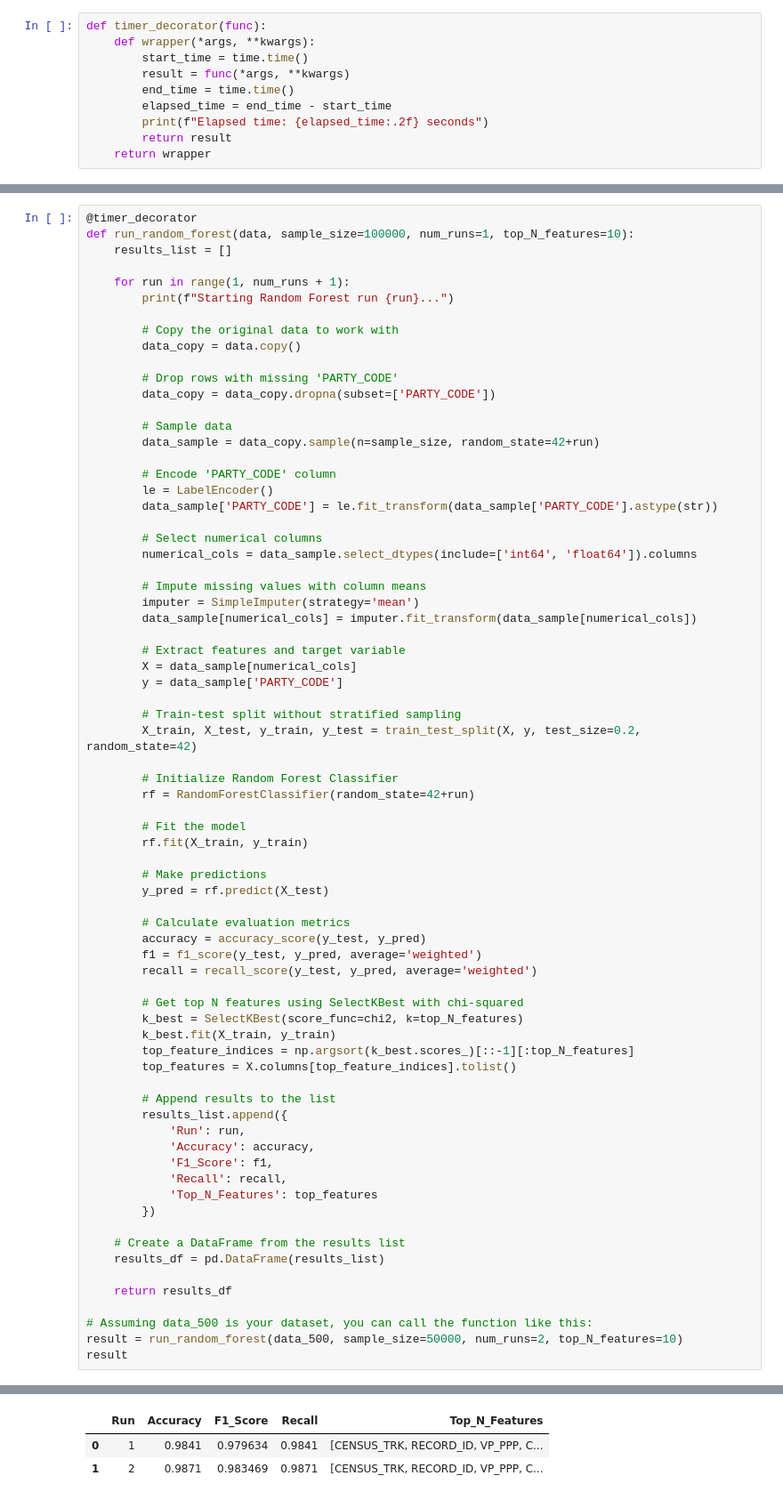
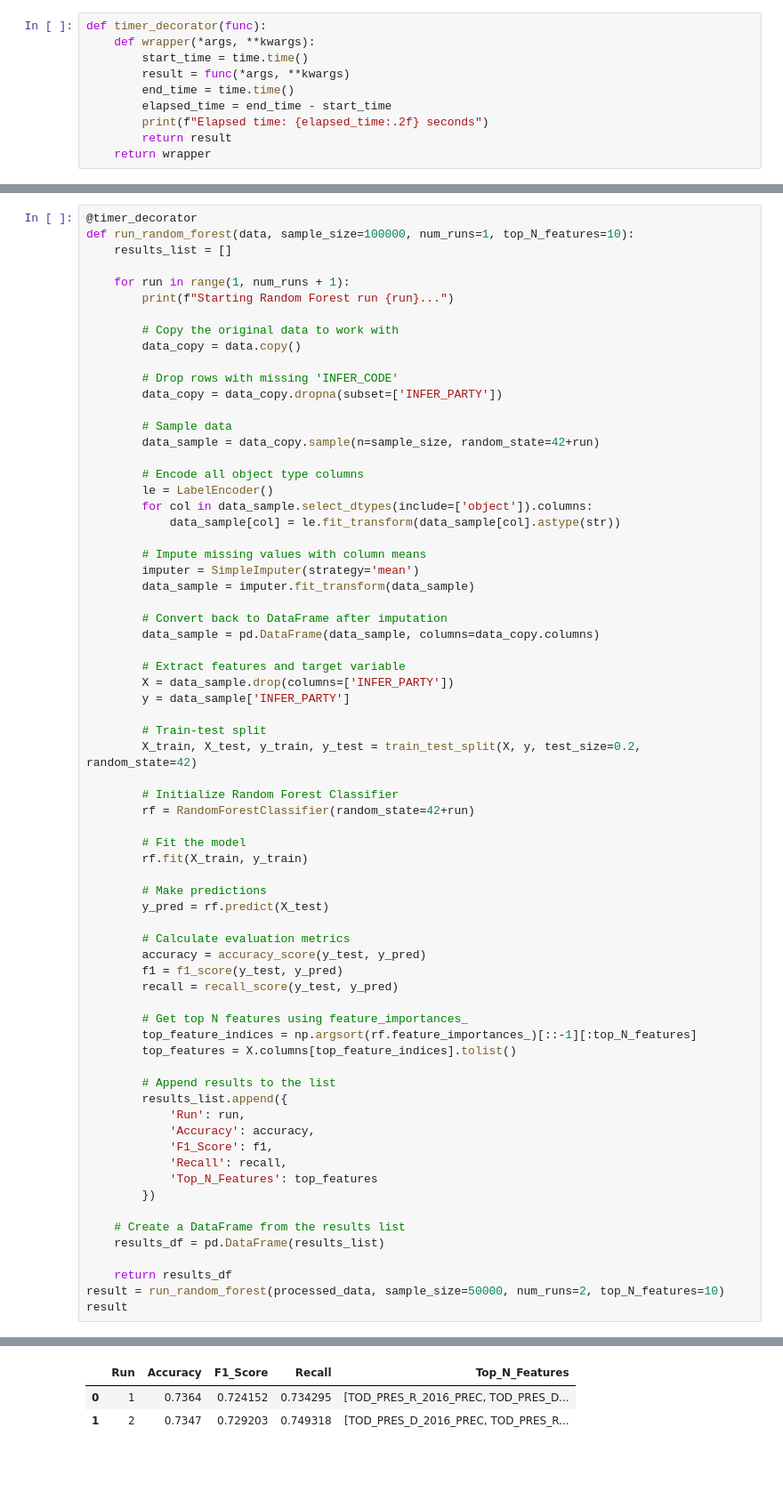
Before and after one commit to parkermoe/milestone2_MADS, a Jupyter notebook: eda_ra_3models_feature_selection.ipynb, the cells around one changed output, grey strips where cells are left out. Shown at 89% size. Saved outputs shown, nothing was run; the diff lists cells and outputs as text; blank space fills up the shorter version.

```diff
--- a/eda_ra_3models_feature_selection.ipynb
+++ b/eda_ra_3models_feature_selection.ipynb
@@ -87,28 +401,29 @@ def run_random_forest(data, sample_size=100000, num_runs=1, top_N_features=10):
         # Copy the original data to work with
         data_copy = data.copy()
 
-        # Drop rows with missing 'PARTY_CODE'
-        data_copy = data_copy.dropna(subset=['PARTY_CODE'])
+        # Drop rows with missing 'INFER_CODE'
+        data_copy = data_copy.dropna(subset=['INFER_PARTY'])
 
         # Sample data
         data_sample = data_copy.sample(n=sample_size, random_state=42+run)
 
-        # Encode 'PARTY_CODE' column
+        # Encode all object type columns
         le = LabelEncoder()
-        data_sample['PARTY_CODE'] = le.fit_transform(data_sample['PARTY_CODE'].astype(str))
-
-        # Select numerical columns
-        numerical_cols = data_sample.select_dtypes(include=['int64', 'float64']).columns
+        for col in data_sample.select_dtypes(include=['object']).columns:
+            data_sample[col] = le.fit_transform(data_sample[col].astype(str))
 
         # Impute missing values with column means
         imputer = SimpleImputer(strategy='mean')
-        data_sample[numerical_cols] = imputer.fit_transform(data_sample[numerical_cols])
+        data_sample = imputer.fit_transform(data_sample)
+
+        # Convert back to DataFrame after imputation
+        data_sample = pd.DataFrame(data_sample, columns=data_copy.columns)
 
         # Extract features and target variable
-        X = data_sample[numerical_cols]
-        y = data_sample['PARTY_CODE']
+        X = data_sample.drop(columns=['INFER_PARTY'])
+        y = data_sample['INFER_PARTY']
 
-        # Train-test split without stratified sampling
+        # Train-test split
         X_train, X_test, y_train, y_test = train_test_split(X, y, test_size=0.2, random_state=42)
 
         # Initialize Random Forest Classifier
@@ -122,13 +437,11 @@ def run_random_forest(data, sample_size=100000, num_runs=1, top_N_features=10):
 
         # Calculate evaluation metrics
         accuracy = accuracy_score(y_test, y_pred)
-        f1 = f1_score(y_test, y_pred, average='weighted')
-        recall = recall_score(y_test, y_pred, average='weighted')
+        f1 = f1_score(y_test, y_pred)
+        recall = recall_score(y_test, y_pred)
 
-        # Get top N features using SelectKBest with chi-squared
-        k_best = SelectKBest(score_func=chi2, k=top_N_features)
-        k_best.fit(X_train, y_train)
-        top_feature_indices = np.argsort(k_best.scores_)[::-1][:top_N_features]
+        # Get top N features using feature_importances_
+        top_feature_indices = np.argsort(rf.feature_importances_)[::-1][:top_N_features]
         top_features = X.columns[top_feature_indices].tolist()
 
         # Append results to the list
@@ -144,9 +457,7 @@ def run_random_forest(data, sample_size=100000, num_runs=1, top_N_features=10):
     results_df = pd.DataFrame(results_list)
 
     return results_df
-
-# Assuming data_500 is your dataset, you can call the function like this:
-result = run_random_forest(data_500, sample_size=50000, num_runs=2, top_N_features=10)
+result = run_random_forest(processed_data, sample_size=50000, num_runs=2, top_N_features=10)
 result
 # %% [output]
 Starting Random Forest run 1...
@@ -155,3 +466,3 @@ Elapsed time: 32.87 seconds
 |  | Run | Accuracy | F1_Score | Recall | Top_N_Features |
-| 0 | 1 | 0.9841 | 0.979634 | 0.9841 | [CENSUS_TRK, RECORD_ID, VP_PPP, C... |
-| 1 | 2 | 0.9871 | 0.983469 | 0.9871 | [CENSUS_TRK, RECORD_ID, VP_PPP, C... |
+| 0 | 1 | 0.7364 | 0.724152 | 0.734295 | [TOD_PRES_R_2016_PREC, TOD_PRES_D... |
+| 1 | 2 | 0.7347 | 0.729203 | 0.749318 | [TOD_PRES_D_2016_PREC, TOD_PRES_R... |
```
Also changed, not shown: parts of 30 cells of this notebook, 12 other files.
